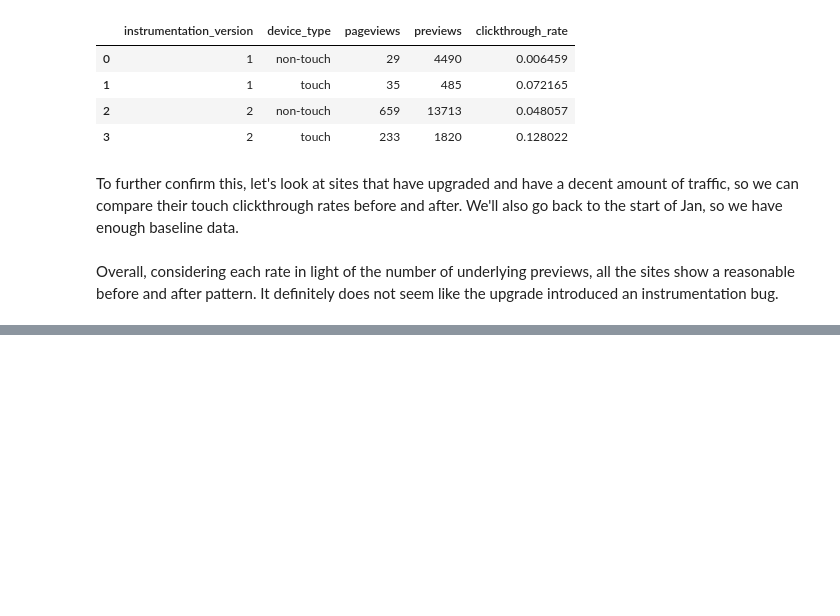
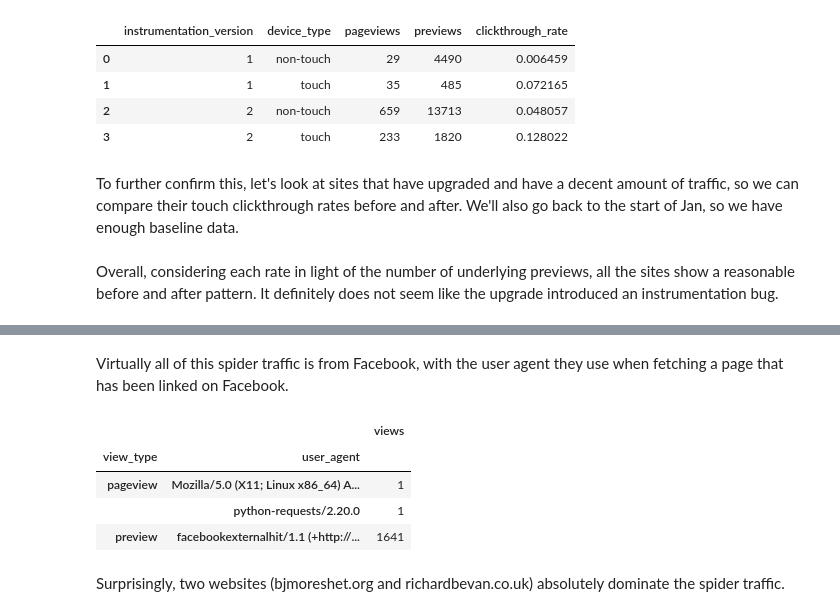
Before and after one commit to nshahquinn/misc-wikimedia-analysis, a Jupyter notebook: 2023/2023-03_Wikipedia_Preview_data_checks.ipynb, the cells around one changed output, grey strips where cells are left out. Saved outputs shown, nothing was run; the diff lists cells and outputs as text; code cells hidden in the pictures; blank space fills up the shorter version.

```diff
--- a/2023/2023-03_Wikipedia_Preview_data_checks.ipynb
+++ b/2023/2023-03_Wikipedia_Preview_data_checks.ipynb
@@ -168,0 +378,4 @@ Overall, considering each rate in light of the number of underlying previews, al
+# %%
+a = wp_preview_hits_private.drop("user_agent_map", axis="columns")
+b = pd.DataFrame.from_records(wp_preview_hits_private["user_agent_map"])
+wp_preview_hits_private = pd.concat([a, b], axis="columns")
@@ -168,0 +402,19 @@ Overall, considering each rate in light of the number of underlying previews, al
+# %% [markdown]
+Virtually all of this spider traffic is from Facebook, with the user agent they use when fetching a page that has been linked on Facebook.
+# %%
+(
+    wp_preview_hits_private
+    .query("agent_type == 'spider'")
+    .groupby(["view_type", "user_agent"])
+    .apply(len)
+    .to_frame()
+    .rename({0: "views"}, axis="columns")
+)
+# %% [output]
+|  |  | views |
+| view_type | user_agent |  |
+| pageview | Mozilla/5.0 (X11; Linux x86_64) A... | 1 |
+|  | python-requests/2.20.0 | 1 |
+| preview | facebookexternalhit/1.1 (+http://... | 1641 |
+# %% [markdown]
+Surprisingly, two websites (bjmoreshet.org and richardbevan.co.uk) absolutely dominate the spider traffic.
```
Also changed, not shown: parts of 40 cells of this notebook.
